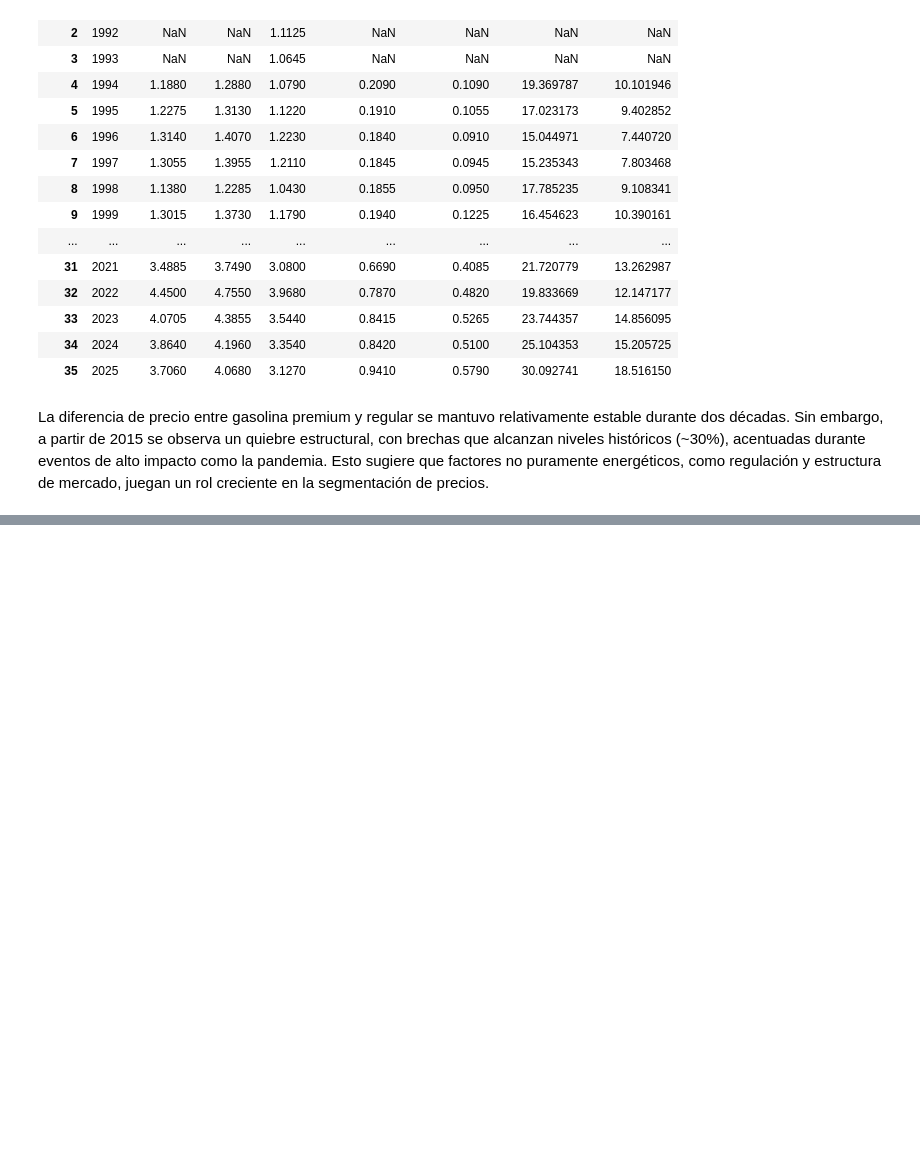
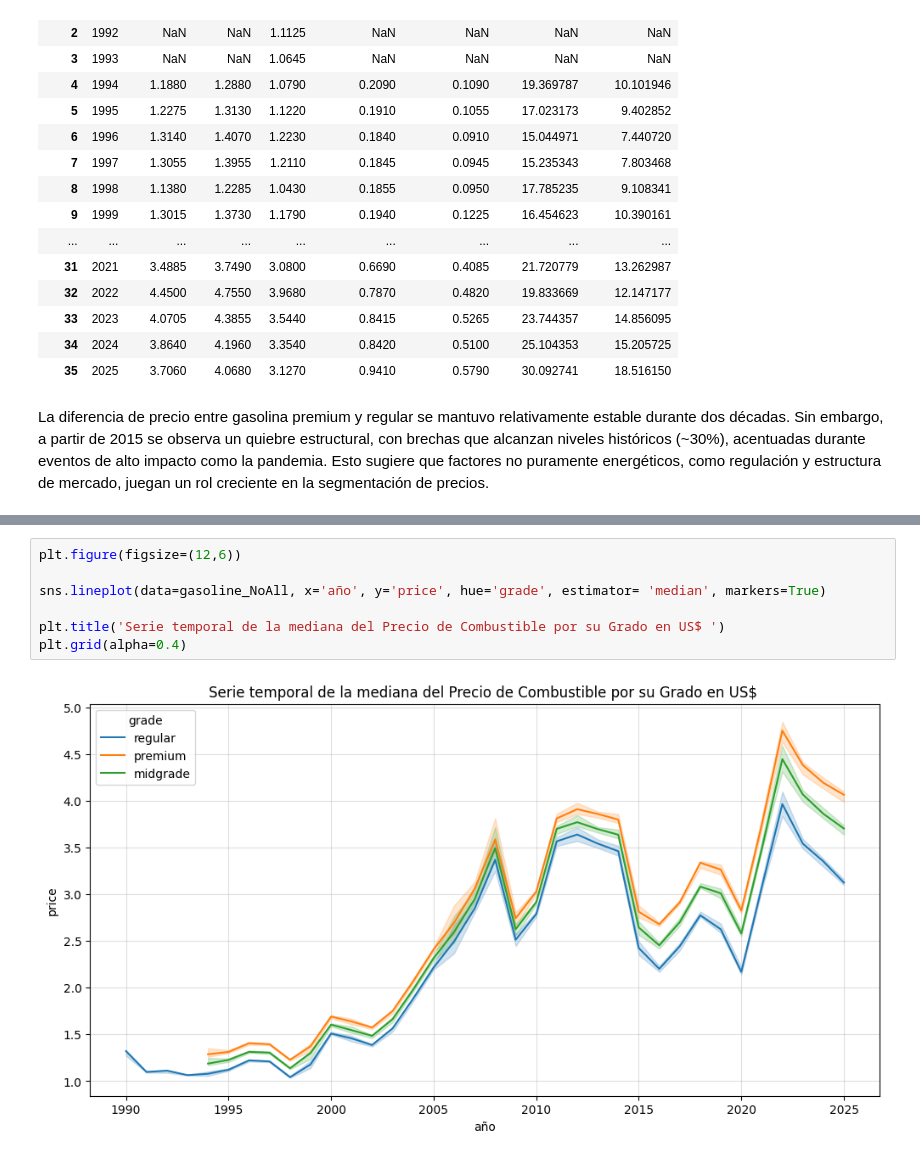
Before and after one commit to ericksarante07/fuel-analysis, a Jupyter notebook: analysis/Gas_Price_USA.ipynb, the cells around one changed output, grey strips where cells are left out. Drawn from its saved outputs; the diff is of its cells as text; blank space fills up the shorter version.

```diff
--- a/analysis/Gas_Price_USA.ipynb
+++ b/analysis/Gas_Price_USA.ipynb
@@ -401,0 +499,9 @@ La diferencia de precio entre gasolina premium y regular se mantuvo relativament
+# %%
+plt.figure(figsize=(12,6))
+
+sns.lineplot(data=gasoline_NoAll, x='año', y='price', hue='grade', estimator= 'median', markers=True)
+
+plt.title('Serie temporal de la mediana del Precio de Combustible por su Grado en US$ ')
+plt.grid(alpha=0.4)
+# %% [output]
+[figure, added]
```
Also changed, not shown: parts of 21 cells of this notebook.
